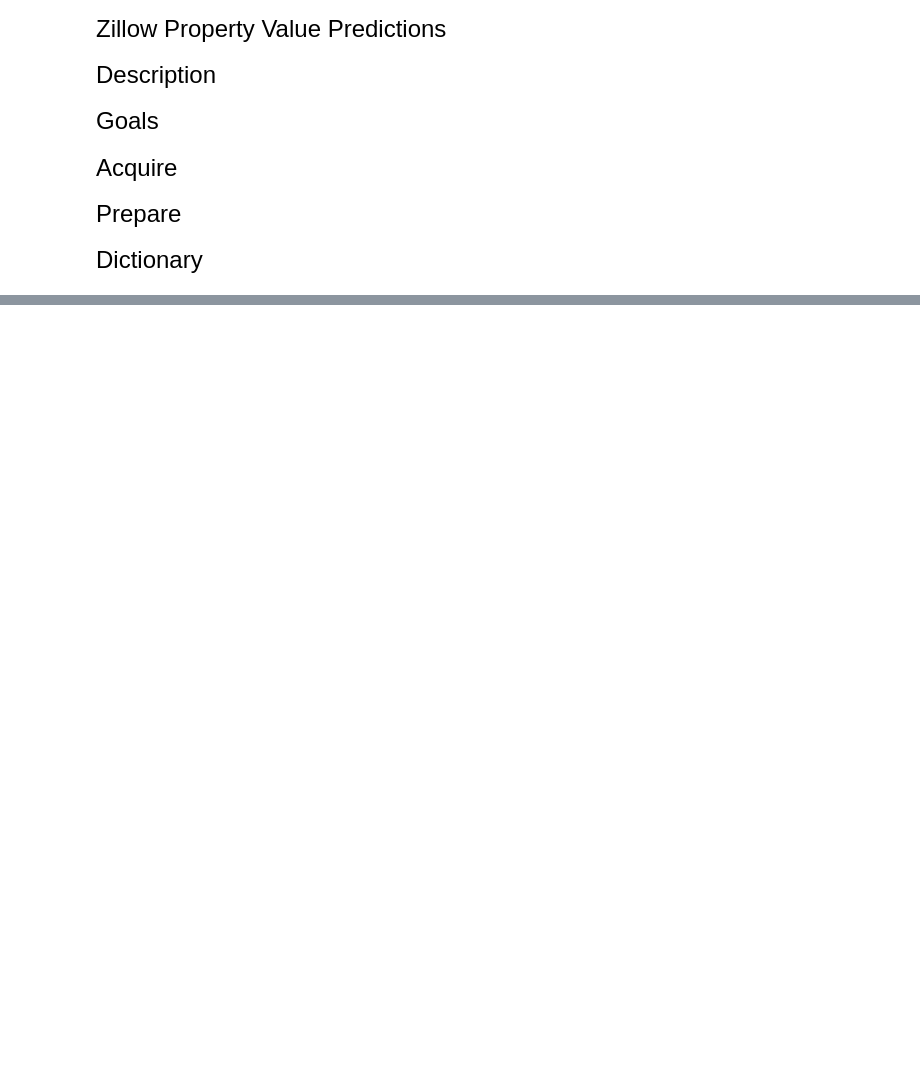
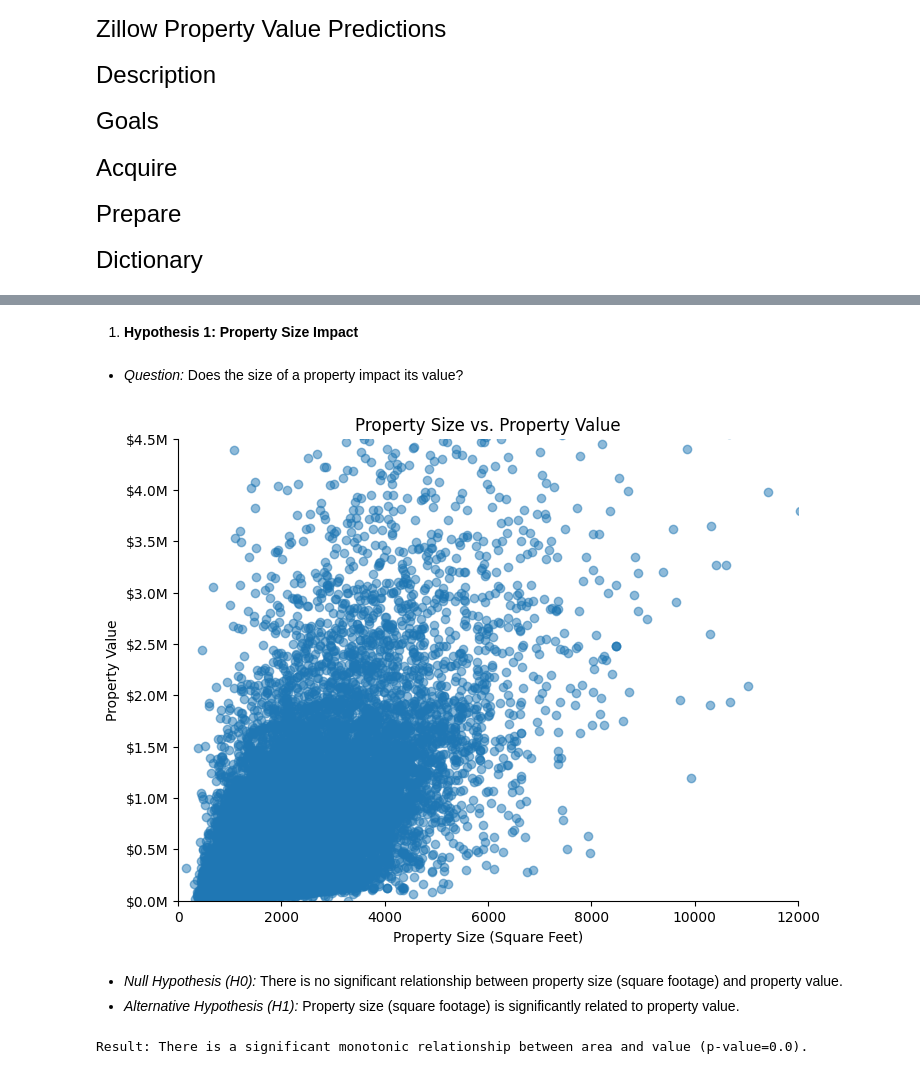
Before and after one commit to Jonathan-Garcia1/zillow_porperty_values, a Jupyter notebook: final_report.ipynb, the cells around one changed output, grey strips where cells are left out. Cells and saved outputs as stored; diff of their text form; code cells hidden in the pictures; blank space fills up the shorter version.

```diff
--- a/final_report.ipynb
+++ b/final_report.ipynb
@@ -34,0 +48,15 @@ df.head()
+# %% [markdown]
+1. **Hypothesis 1: Property Size Impact**
+# %% [markdown]
+   - *Question:* Does the size of a property impact its value?
+# %%
+area_vs_value_plt(df)
+# %% [output]
+[figure, added]
+# %% [markdown]
+   - *Null Hypothesis (H0):* There is no significant relationship between property size (square footage) and property value.
+   - *Alternative Hypothesis (H1):* Property size (square footage) is significantly related to property value.
+# %%
+perform_spearmanr_test(df,'area')
+# %% [output]
+Result: There is a significant monotonic relationship between area and value (p-value=0.0).
```
Also changed, not shown: parts of 26 cells of this notebook, 2 other files.
